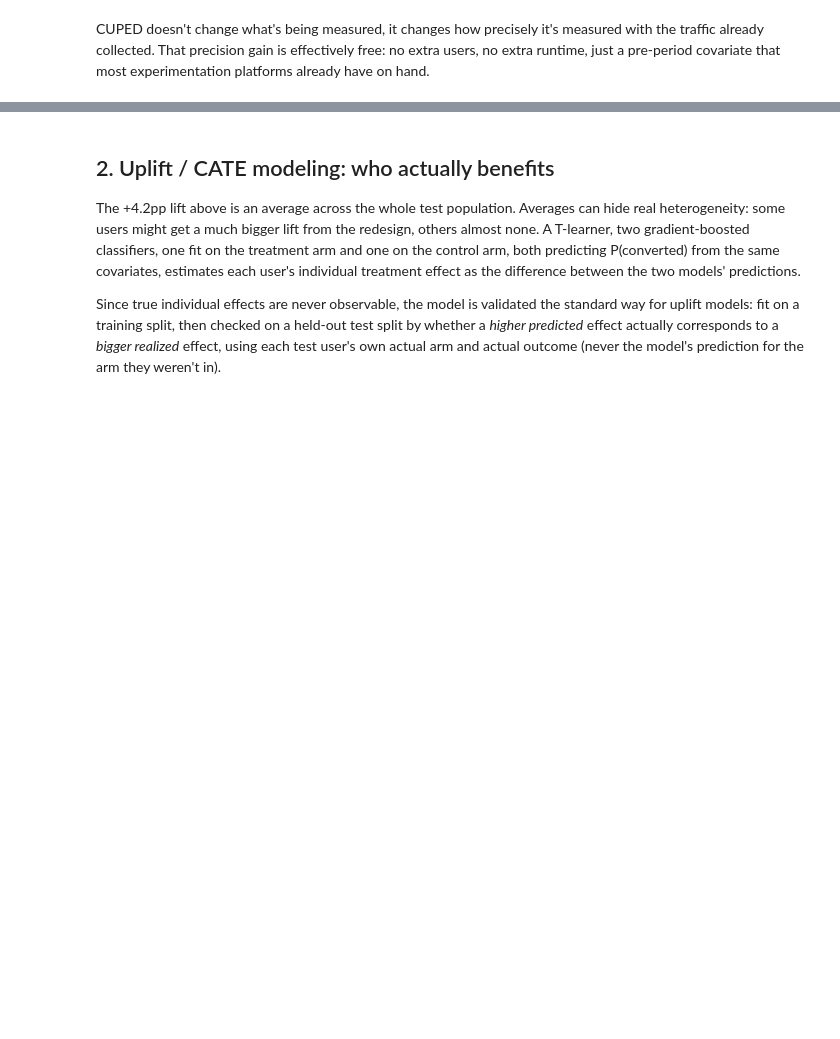
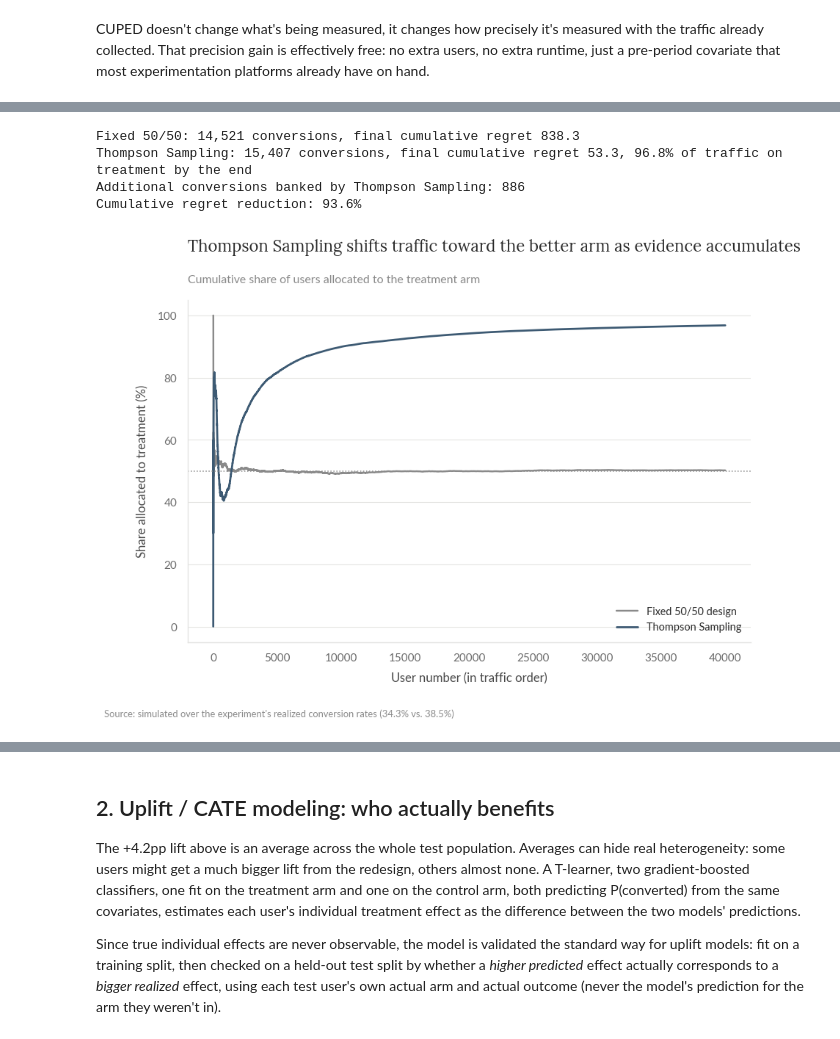
Before and after one commit to gus-morales/work-showcase, a Jupyter notebook: projects/03-growth-experimentation-segmentation/notebooks/03_growth_experimentation_segmentation.ipynb, the cells around one changed output, grey strips where cells are left out. Saved outputs shown, nothing was run; the diff lists cells and outputs as text; code cells hidden in the pictures; blank space fills up the shorter version.

```diff
--- a/projects/03-growth-experimentation-segmentation/notebooks/03_growth_experimentation_segmentation.ipynb
+++ b/projects/03-growth-experimentation-segmentation/notebooks/03_growth_experimentation_segmentation.ipynb
@@ -170,0 +175,37 @@ CUPED doesn't change what's being measured, it changes how precisely it's measur
+# %%
+from sequential_experimentation import simulate_fixed_horizon, simulate_thompson_sampling
+
+P_CONTROL, P_TREATMENT, N_TOTAL = 0.3425, 0.3846, 40_000
+rng_fixed = np.random.default_rng(7)
+rng_ts = np.random.default_rng(8)
+
+fixed = simulate_fixed_horizon(N_TOTAL, P_CONTROL, P_TREATMENT, rng_fixed)
+ts = simulate_thompson_sampling(N_TOTAL, P_CONTROL, P_TREATMENT, rng_ts)
+
+additional_conversions = int(ts["cum_reward"][-1] - fixed["cum_reward"][-1])
+regret_reduction = 1 - ts["cum_regret"][-1] / fixed["cum_regret"][-1]
+
+print(f"Fixed 50/50: {fixed['cum_reward'][-1]:,} conversions, final cumulative regret {fixed['cum_regret'][-1]:.1f}")
+print(f"Thompson Sampling: {ts['cum_reward'][-1]:,} conversions, final cumulative regret {ts['cum_regret'][-1]:.1f}, "
+      f"{ts['treatment_share'][-1]:.1%} of traffic on treatment by the end")
+print(f"Additional conversions banked by Thompson Sampling: {additional_conversions:,}")
+print(f"Cumulative regret reduction: {regret_reduction:.1%}")
+# %% [output]
+Fixed 50/50: 14,521 conversions, final cumulative regret 838.3
+Thompson Sampling: 15,407 conversions, final cumulative regret 53.3, 96.8% of traffic on treatment by the end
+Additional conversions banked by Thompson Sampling: 886
+Cumulative regret reduction: 93.6%
+# %%
+fig, ax = plt.subplots(figsize=(9, 5.5))
+x = np.arange(1, N_TOTAL + 1)
+ax.plot(x, fixed["treatment_share"] * 100, color=GREY, linewidth=1.6, label="Fixed 50/50 design")
+ax.plot(x, ts["treatment_share"] * 100, color=SLATE, linewidth=1.8, label="Thompson Sampling")
+ax.axhline(50, color=GREY, linewidth=1, linestyle=":")
+style_ax(ax, title="Thompson Sampling shifts traffic toward the better arm as evidence accumulates",
+         subtitle="Cumulative share of users allocated to the treatment arm",
+         xlabel="User number (in traffic order)", ylabel="Share allocated to treatment (%)")
+ax.legend(fontsize=9.5, loc="lower right")
+add_footnote(fig, "Source: simulated over the experiment's realized conversion rates (34.3% vs. 38.5%)")
+plt.show()
+# %% [output]
+[figure, added]
```
Also changed, not shown: parts of 30 cells of this notebook, 6 other files.
